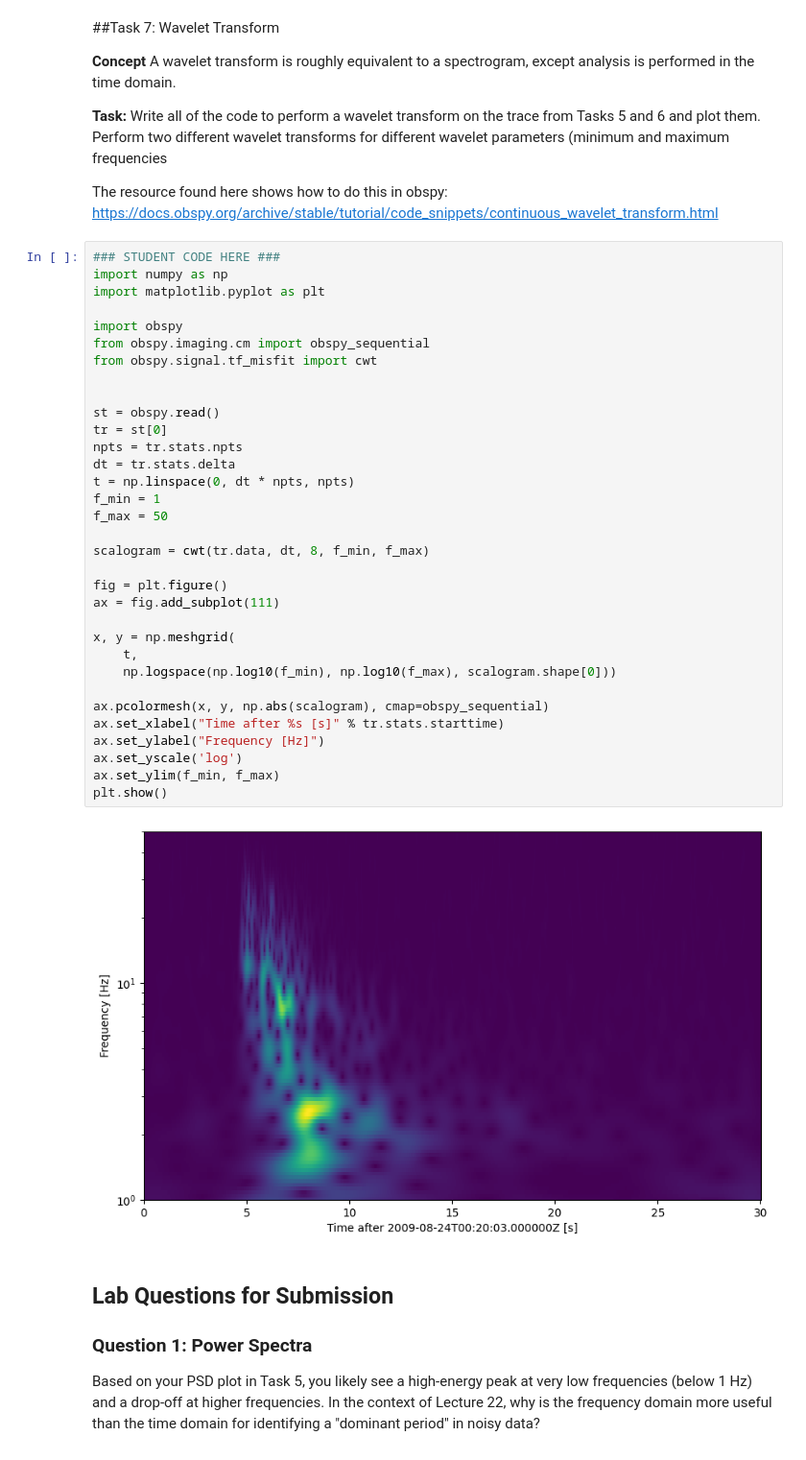
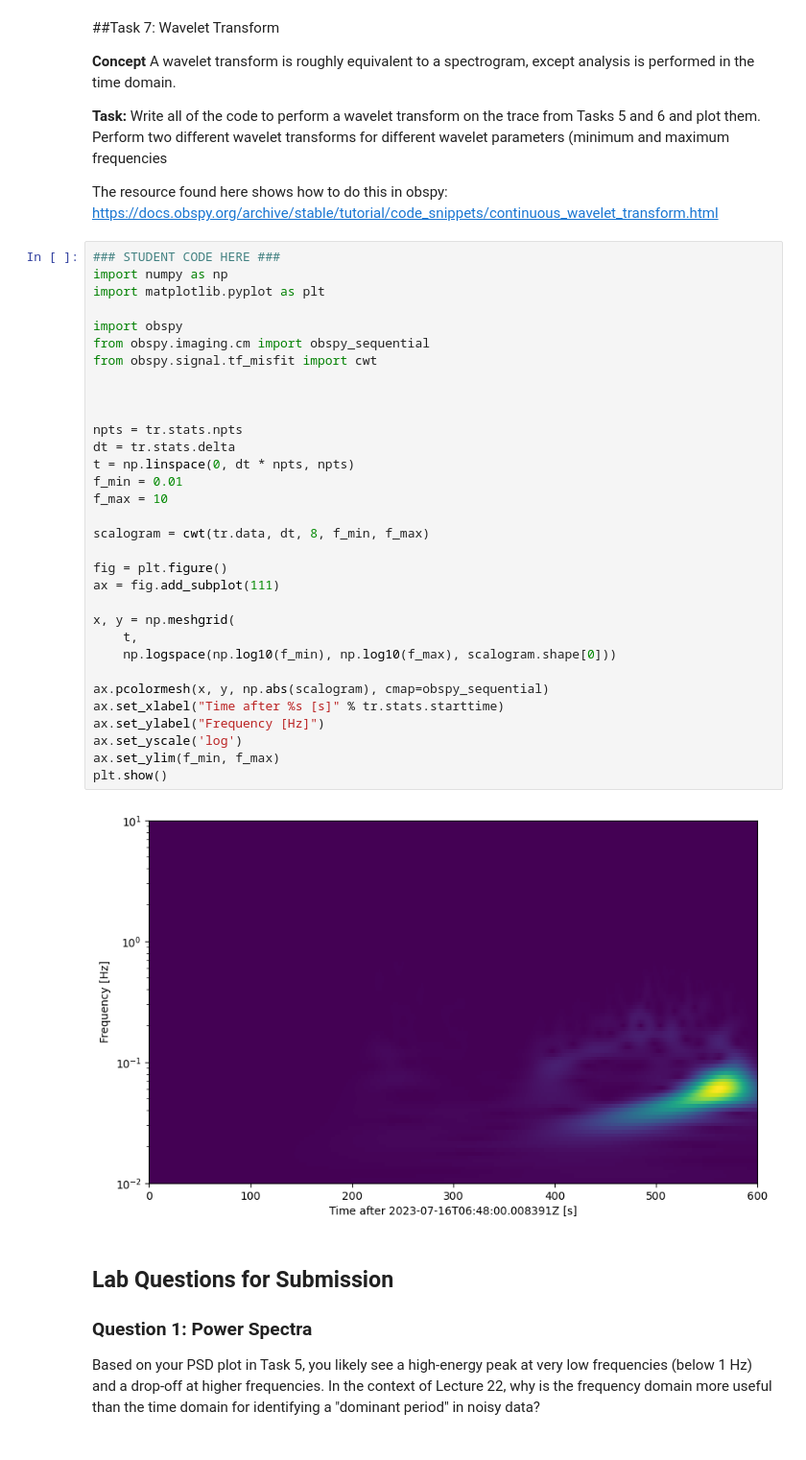
Before and after one commit to Hayden-Martin4250/Earthscience2245, a Jupyter notebook: ES2245_lab9.ipynb, the cells around one changed output. Shown at 96% size. Drawn from its saved outputs; the diff is of its cells as text.

```diff
--- a/ES2245_lab9.ipynb
+++ b/ES2245_lab9.ipynb
@@ -206,38 +206,37 @@ The resource found here shows how to do this in obspy: https://docs.obspy.org/ar
 # %%
 ### STUDENT CODE HERE ###
 import numpy as np
 import matplotlib.pyplot as plt
 
 import obspy
 from obspy.imaging.cm import obspy_sequential
 from obspy.signal.tf_misfit import cwt
 
 
-st = obspy.read()
-tr = st[0]
+
 npts = tr.stats.npts
 dt = tr.stats.delta
 t = np.linspace(0, dt * npts, npts)
-f_min = 1
-f_max = 50
+f_min = 0.01
+f_max = 10
 
 scalogram = cwt(tr.data, dt, 8, f_min, f_max)
 
 fig = plt.figure()
 ax = fig.add_subplot(111)
 
 x, y = np.meshgrid(
     t,
     np.logspace(np.log10(f_min), np.log10(f_max), scalogram.shape[0]))
 
 ax.pcolormesh(x, y, np.abs(scalogram), cmap=obspy_sequential)
 ax.set_xlabel("Time after %s [s]" % tr.stats.starttime)
 ax.set_ylabel("Frequency [Hz]")
 ax.set_yscale('log')
 ax.set_ylim(f_min, f_max)
 plt.show()
 # %% [output]
-[figure, old version]
+[figure, new version]
 # %% [markdown]
 ## Lab Questions for Submission
 
```
